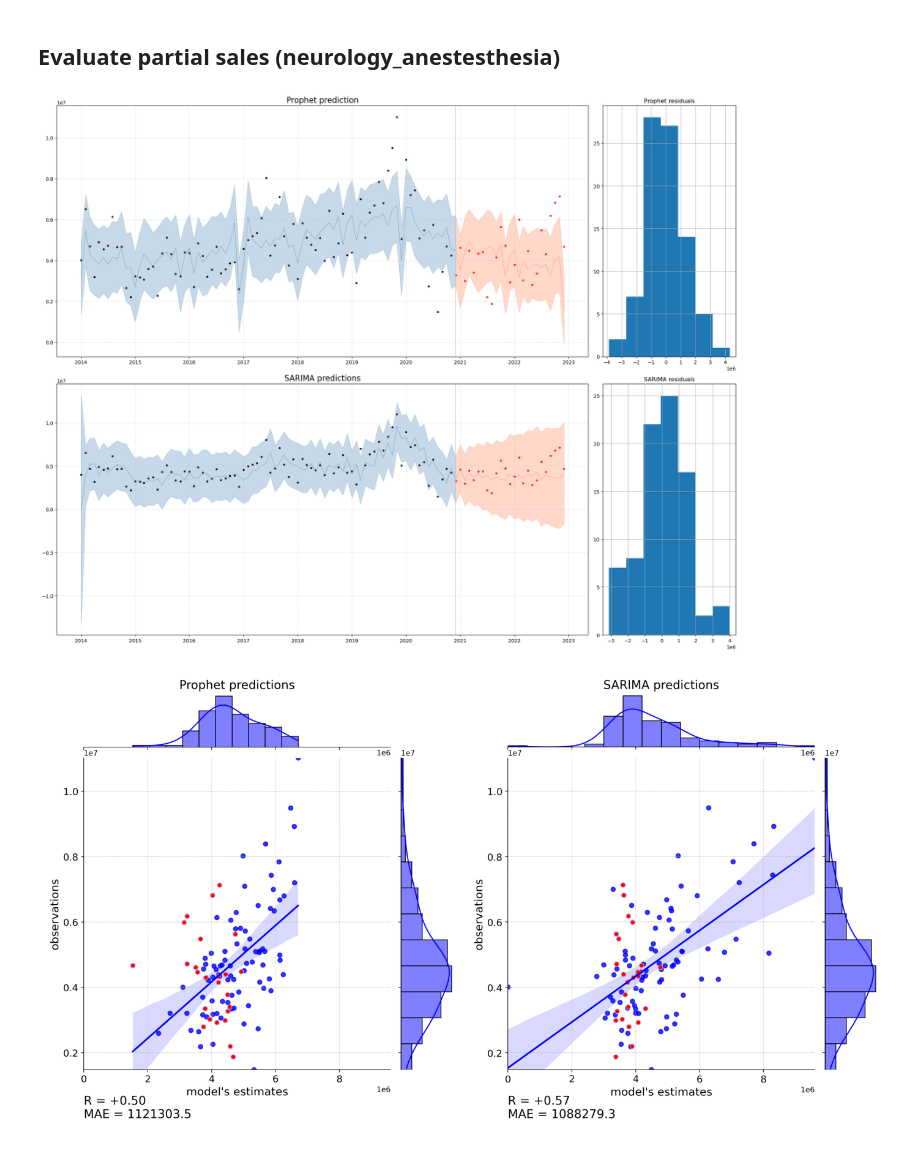
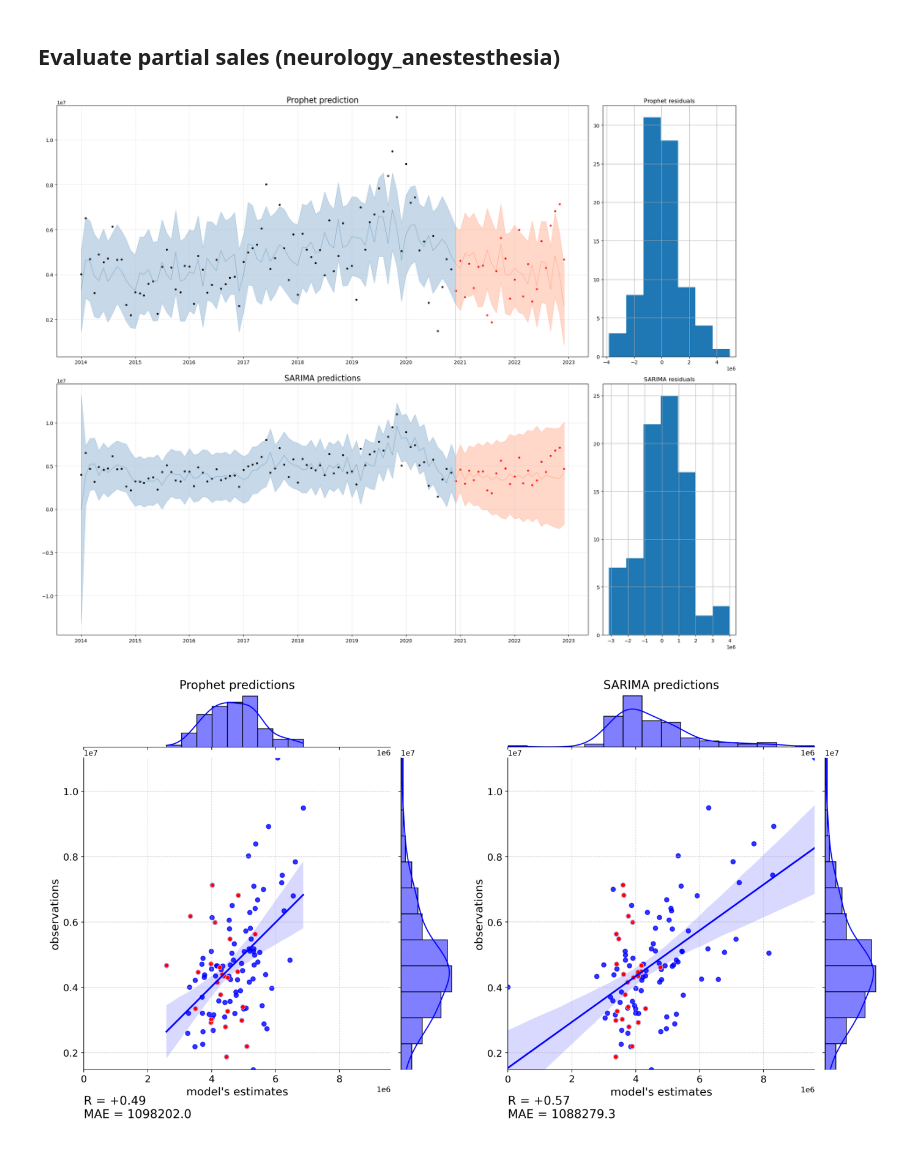
Before and after one commit to janelacode/revenueprediction_thesis, a Jupyter notebook: compare_sarima_prophet.ipynb, the cells around one changed output. Saved outputs shown, nothing was run; the diff lists cells and outputs as text; code cells hidden in the pictures.

```diff
--- a/compare_sarima_prophet.ipynb
+++ b/compare_sarima_prophet.ipynb
@@ -182,21 +226,21 @@ plot_comparative(viz_df)
 # %%
 sarima_model = pickle.load(open('sarima_neurology_anestesthesia.model', 'rb'))
 prophet_model = pickle.load(open('prof_neurology_anestesthesia.model', 'rb'))
 
 df_sales = pd.read_excel("data_for_clustering.xlsx", parse_dates=True,usecols = "A,F").set_index('Date')
 df_sales= df_sales.rename(columns={'neurology_anestesthesia' : 'Sales'})
 df_sales.index = pd.to_datetime(df_sales.index)
-df_vaccines = pd.read_csv("vaccines.csv", parse_dates=True)
+df_vaccines = pd.read_csv("anesthesia.csv", parse_dates=True)
 
 df_vaccines['Date'] = pd.to_datetime(df_vaccines['Date'], format='%Y-%m')
 
 df_vaccines = df_vaccines.set_index('Date')
 
 # restrict additional regressor to same time
 df_vaccines = df_vaccines.loc[df_sales.index.min():df_sales.index.max(),:]
 
 viz_df = make_df(prophet_model, sarima_model, df_sales, df_vaccines[['vaccine']])
 plot_comparative(viz_df)
 # %% [output]
-[figure, old version]
+[figure, new version]
-[figure, old version]
+[figure, new version]
```
Also changed, not shown: parts of 6 cells of this notebook, 5 other files.
